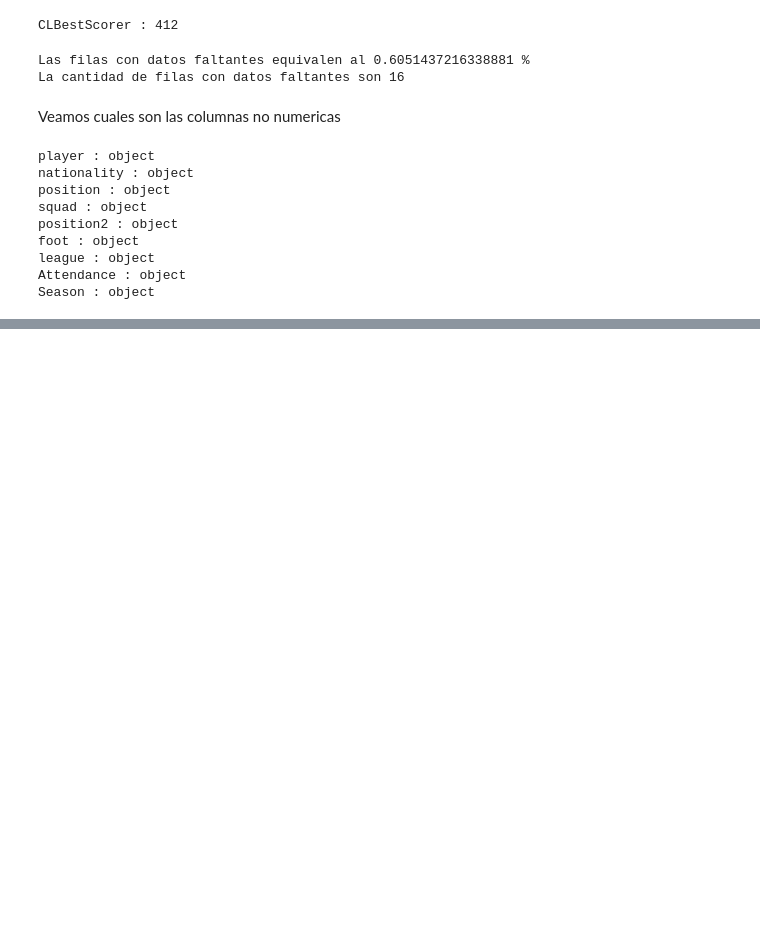
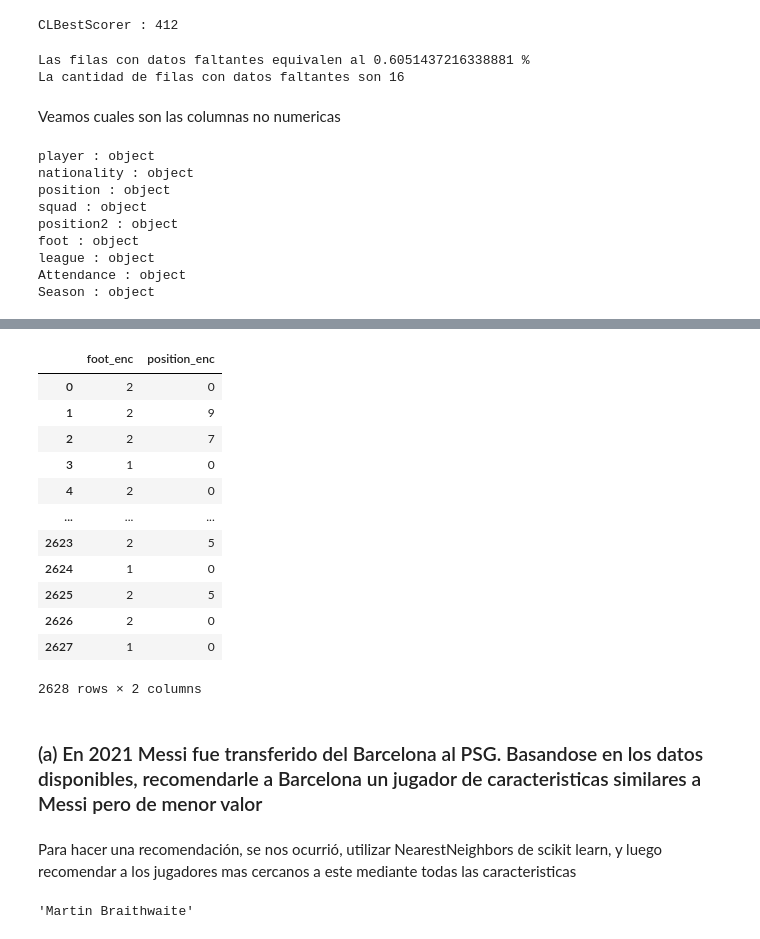
Before and after one commit to Gabrielnm7/LDD-Futbol-Analytics, a Jupyter notebook: Analysis.ipynb, the cells around one changed output, grey strips where cells are left out. Cells and saved outputs as stored; diff of their text form; code cells hidden in the pictures; blank space fills up the shorter version.

```diff
--- a/Analysis.ipynb
+++ b/Analysis.ipynb
@@ -867,0 +877,28 @@ Las filas con datos faltantes equivalen al 16.149773071104388 %
+# %%
+# Nos puede servir para hacer el modelo el pie y la posicion, por lo que los llevamos a variables dummies
+# Traemos label encoder
+from sklearn.preprocessing import LabelEncoder
+
+# Hacemos variables dummy para position
+le = LabelEncoder()
+data['position_enc'] = le.fit_transform(data['position'])
+data['foot_enc'] = le.fit_transform(data['foot'])
+data[["foot_enc",'position_enc']]
+# %% [output]
+|  | foot_enc | position_enc |
+| 0 | 2 | 0 |
+| 1 | 2 | 9 |
+| 2 | 2 | 7 |
+| 3 | 1 | 0 |
+| 4 | 2 | 0 |
+| ... | ... | ... |
+| 2623 | 2 | 5 |
+| 2624 | 1 | 0 |
+| 2625 | 2 | 5 |
+| 2626 | 2 | 0 |
+| 2627 | 1 | 0 |
+2628 rows × 2 columns
+# %% [markdown]
+### (a) En 2021 Messi fue transferido del Barcelona al PSG. Basandose en los datos disponibles, recomendarle a Barcelona un jugador de caracteristicas similares a Messi pero de menor valor
+# %% [markdown]
+Para hacer una recomendación, se nos ocurrió, utilizar NearestNeighbors de scikit learn, y luego recomendar a los jugadores mas cercanos a este mediante todas las caracteristicas
@@ -867,0 +927,4 @@ Las filas con datos faltantes equivalen al 16.149773071104388 %
+# %%
+recomendar_jugador("Lionel Messi")
+# %% [output]
+'Martin Braithwaite'
```
Also changed, not shown: parts of 40 cells of this notebook.
